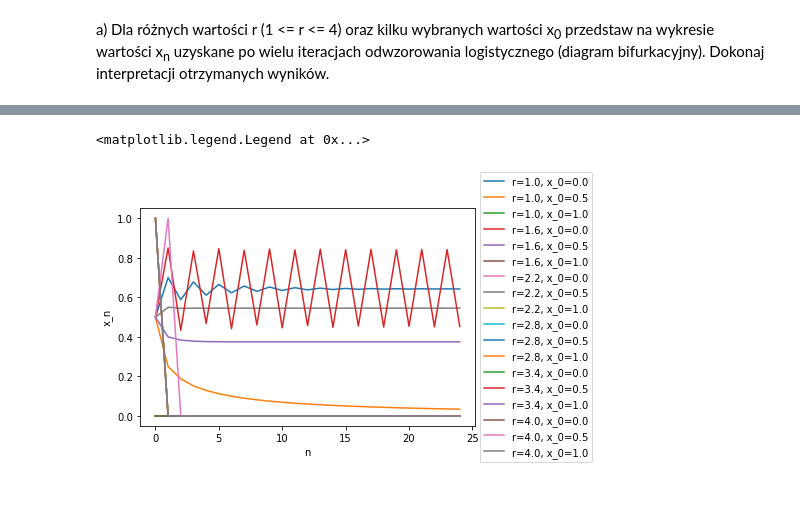
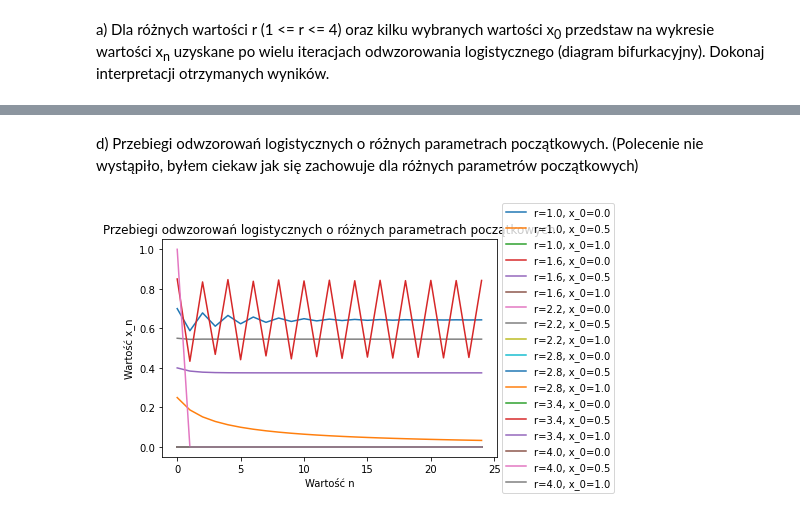
Before and after one commit to proman3419/AGH-WIET-INF-MOwNiT-2022, a Jupyter notebook: 1/1.ipynb, the cells around one changed output, grey strips where cells are left out. Drawn from its saved outputs; the diff is of its cells as text; code cells hidden in the pictures.

```diff
--- a/1/1.ipynb
+++ b/1/1.ipynb
@@ -283,6 +282,9 @@ $$ 0 <= x_{n} <= 1 $$
 $$ r > 0 $$
 Zbadaj zbieżność procesu iteracyjnego określonego tym
 równaniem w zależności od wartości parametru r oraz x<sub>0</sub>.
+# %%
+def logistic_map(r, x_n):
+    return r * x_n * (1 - x_n)
 # %% [markdown]
 a) Dla różnych wartości r (1 <= r <= 4) oraz kilku wybranych wartości x<sub>0</sub> przedstaw
 na wykresie wartości x<sub>n</sub> uzyskane po wielu iteracjach odwzorowania logistycznego
@@ -295,0 +368,20 @@ Przebiegi odwzorowań logistycznych o różnych parametrach początkowych.
+# %%
+def find_iterations_to_zero(r, x_0, stop_after_cnt):
+    x = x_0
+    i = 0
+
+    while x >= np.finfo(np.float32).eps or i >= stop_after_cnt:
+        x = logistic_map(r, x)
+        i += 1
+
+    return i
+
+r = 4
+x_0s = np.linspace(0, 1, 10**3, dtype=np.float32)[1:-1] # [1:-1] ponieważ x_0 ∈ (0, 1), odrzucamy oba końce
+results = [find_iterations_to_zero(r, x_0, 10**6) for x_0 in x_0s]
+
+plt.scatter(x_0s, results, s=10)
+plt.xlabel('Wartość x_0')
+plt.ylabel('Ilość iteracji')
+plt.title(f'Ilość iteracji, po których x_n=0 w zależności od wartości x_0 przy ustalonym r={r}')
+plt.show()
@@ -296,22 +396,23 @@ Przebiegi odwzorowań logistycznych o różnych parametrach początkowych.
+# %% [markdown]
+d) Przebiegi odwzorowań logistycznych o różnych parametrach początkowych.
+(Polecenie nie wystąpiło, byłem ciekaw jak się zachowuje dla różnych parametrów początkowych)
 # %%
-def logistic_map(x_n, r):
-    return r * x_n * (1 - x_n)
-
 rs = np.linspace(1, 4, 6)
 x_0s = np.linspace(0, 1, 3)
 n = 25
 to_plot = [0] * n
 
 for r in rs:
     for x_0 in x_0s:
         x = to_plot[0] = x_0
-        for i in range(1, n):
-            x = to_plot[i] = logistic_map(x, r)
+        for i in range(n):
+            x = to_plot[i] = logistic_map(r, x)
         plt.plot(to_plot, label=f'r={r}, x_0={x_0}')
 
-plt.xlabel('n')
-plt.ylabel('x_n')
+plt.xlabel('Wartość n')
+plt.ylabel('Wartość x_n')
+plt.title('Przebiegi odwzorowań logistycznych o różnych parametrach początkowych')
 plt.legend(loc='center left', bbox_to_anchor=(1, 0.5))
+plt.show()
 # %% [output]
-<matplotlib.legend.Legend at 0x...>
-[figure, old version]
+[figure, new version]
```
Also changed, not shown: parts of 15 cells of this notebook.
